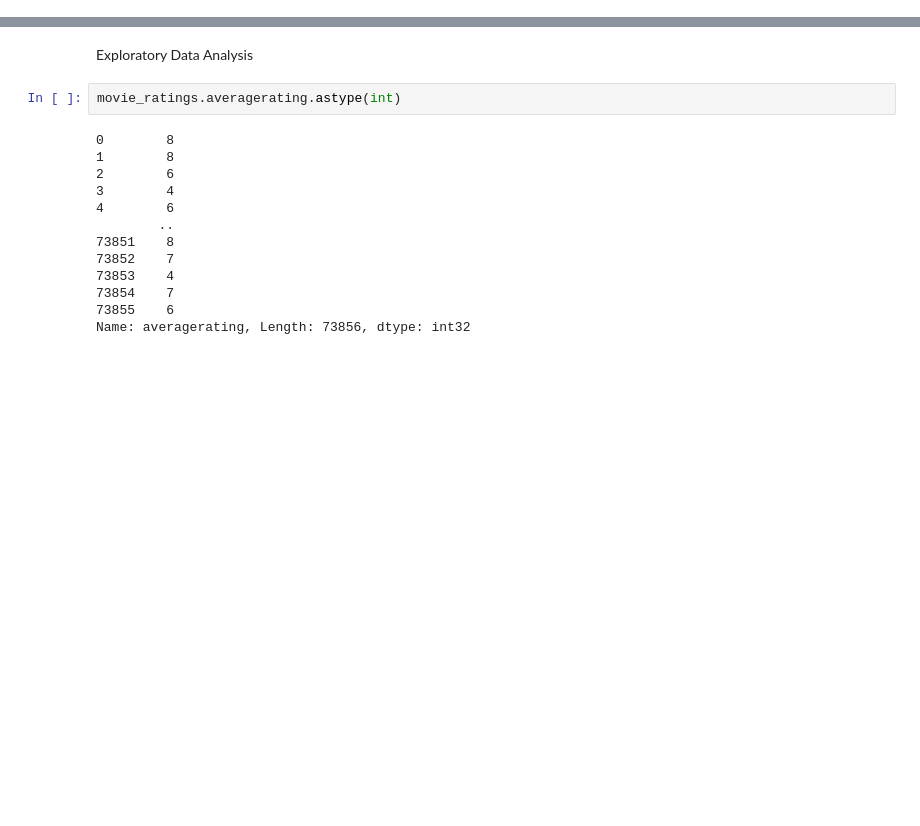
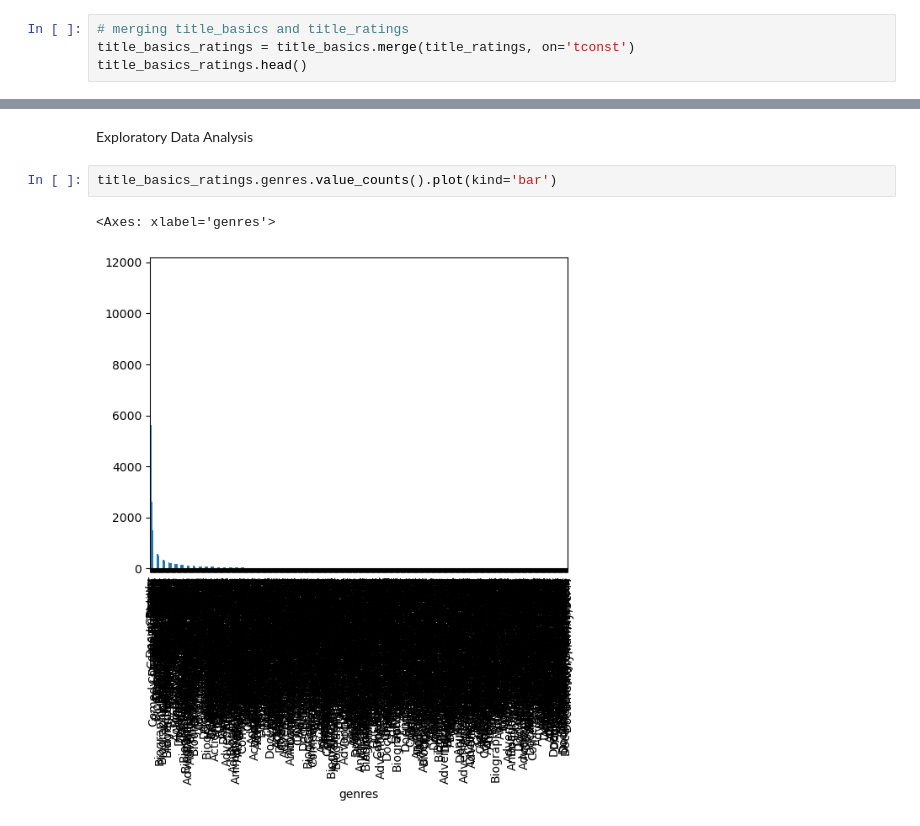
Before and after one commit to FionaNalianya/Microsoft-Movie, a Jupyter notebook: notebook.ipynb, the cells around one changed output, grey strips where cells are left out. Cells and saved outputs as stored; diff of their text form; blank space fills up the shorter version.

```diff
--- a/notebook.ipynb
+++ b/notebook.ipynb
@@ -161,0 +150,4 @@ budget.head()
+# %%
+# merging title_basics and title_ratings
+title_basics_ratings = title_basics.merge(title_ratings, on='tconst')
+title_basics_ratings.head()
@@ -162,17 +252,7 @@ budget.head()
 # %% [markdown]
 Exploratory Data Analysis
-# %%
-movie_ratings.averagerating.astype(int)
-# %% [output]
-0        8
-1        8
-2        6
-3        4
-4        6
-        ..
-73851    8
-73852    7
-73853    4
-73854    7
-73855    6
-Name: averagerating, Length: 73856, dtype: int32
+# %%
+title_basics_ratings.genres.value_counts().plot(kind='bar')
+# %% [output]
+<Axes: xlabel='genres'>
+[figure, added]
```
Also changed, not shown: parts of 16 cells of this notebook.
